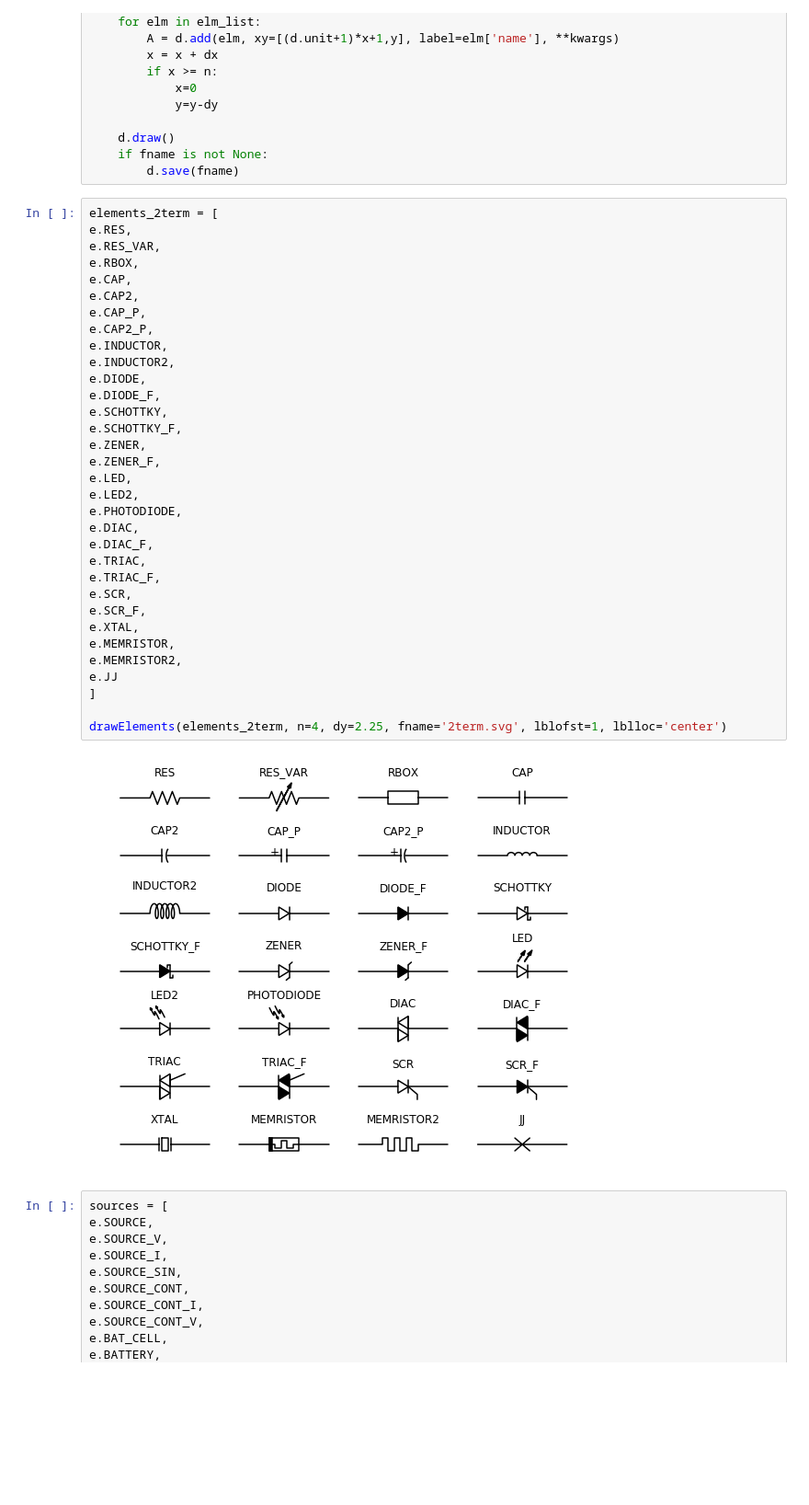
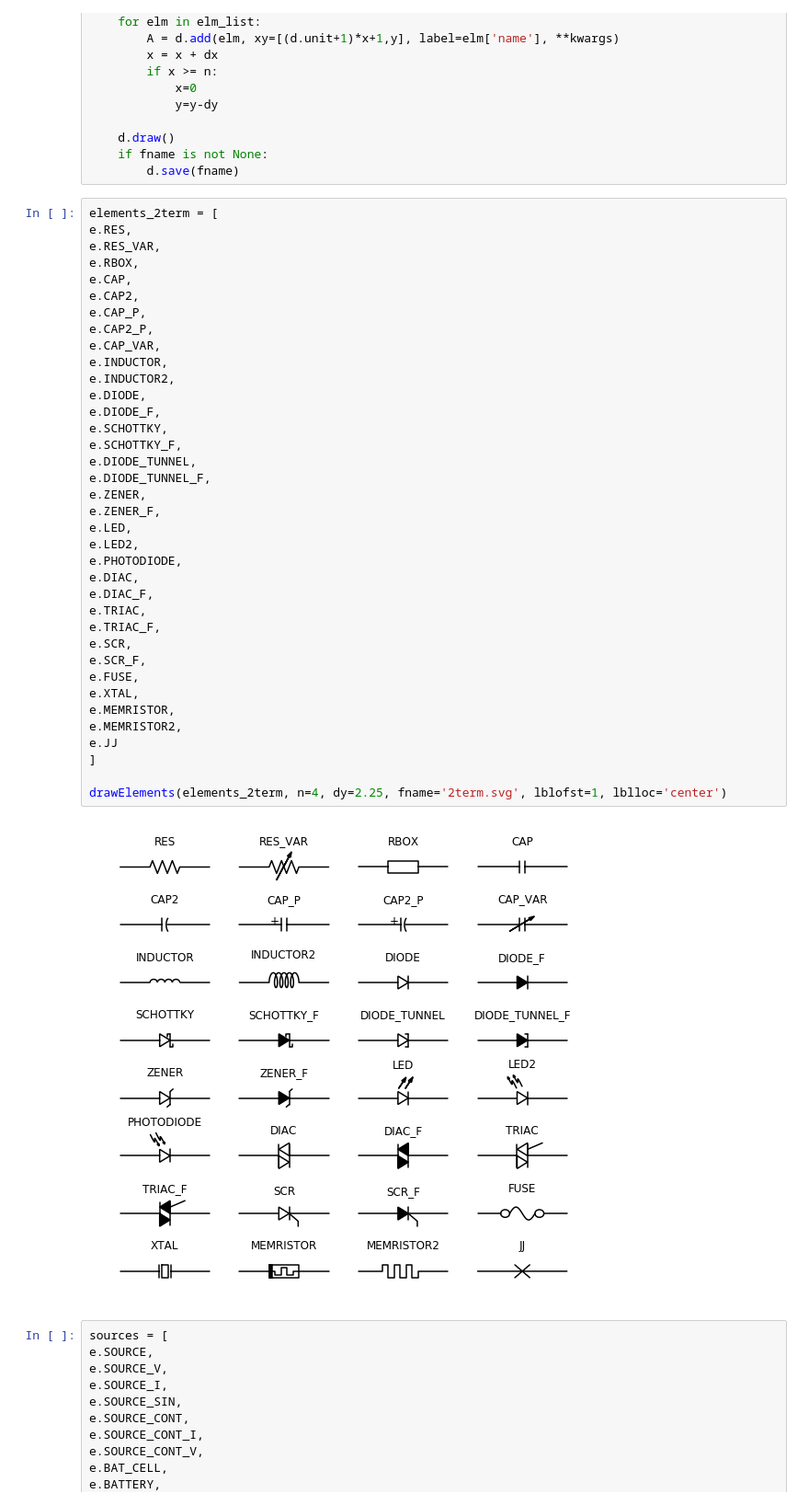
Before and after one commit to cdelker/schemdraw, a Jupyter notebook: docs/img/doc_images.ipynb, the cells around one changed output. Shown: that part at 92% size. Drawn from its saved outputs; the diff is of its cells as text; blank space fills up the shorter version.

Commit message:
Added new elements: fuse, JFET, variable capacitor, tunnel diode.

```diff
--- a/docs/img/doc_images.ipynb
+++ b/docs/img/doc_images.ipynb
@@ -35,34 +35,38 @@ e.RES_VAR,
 e.RBOX,
 e.CAP,
 e.CAP2,
 e.CAP_P,
 e.CAP2_P,
+e.CAP_VAR,
 e.INDUCTOR,
 e.INDUCTOR2,
 e.DIODE,
 e.DIODE_F,
 e.SCHOTTKY,
 e.SCHOTTKY_F,
+e.DIODE_TUNNEL,
+e.DIODE_TUNNEL_F,
 e.ZENER,
 e.ZENER_F,
 e.LED,
 e.LED2,
 e.PHOTODIODE,
 e.DIAC,
 e.DIAC_F,
 e.TRIAC,
 e.TRIAC_F,
 e.SCR,
 e.SCR_F,
+e.FUSE,
 e.XTAL,
 e.MEMRISTOR,
 e.MEMRISTOR2,
 e.JJ
 ]
 
 drawElements(elements_2term, n=4, dy=2.25, fname='2term.svg', lblofst=1, lblloc='center')
 # %% [output]
-[figure, old version]
+[figure, new version]
 # %%
 sources = [
 e.SOURCE,
```
Also changed, not shown: parts of 2 cells of this notebook, 33 other files.
